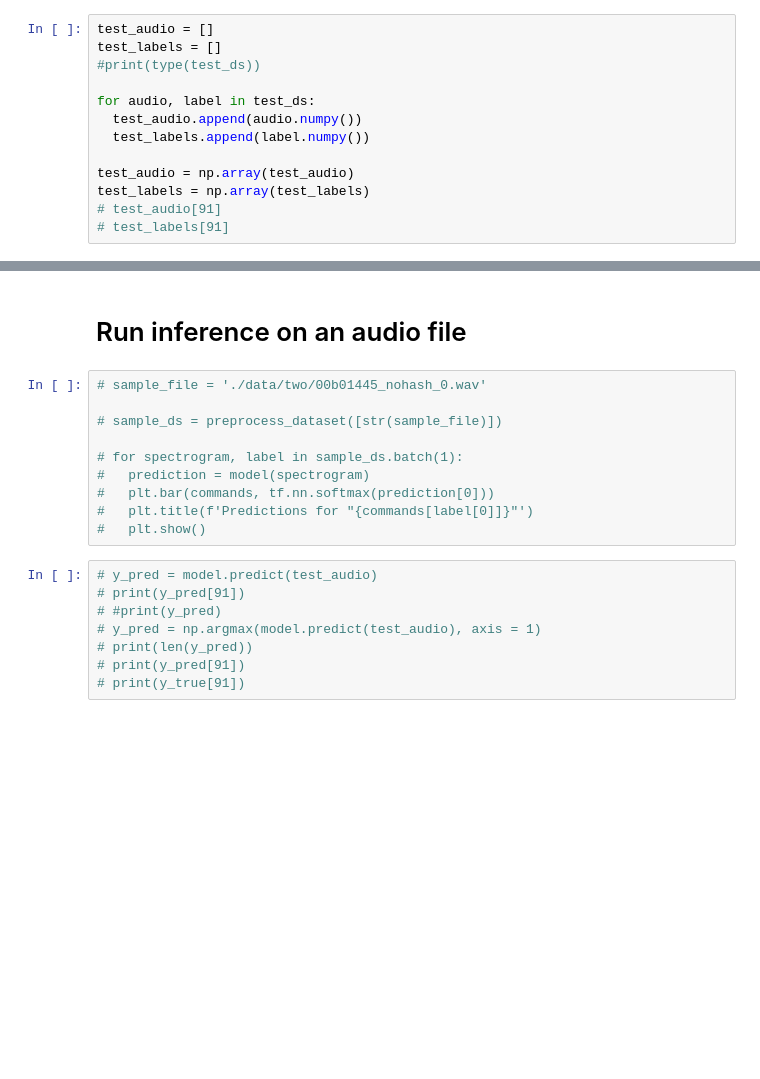
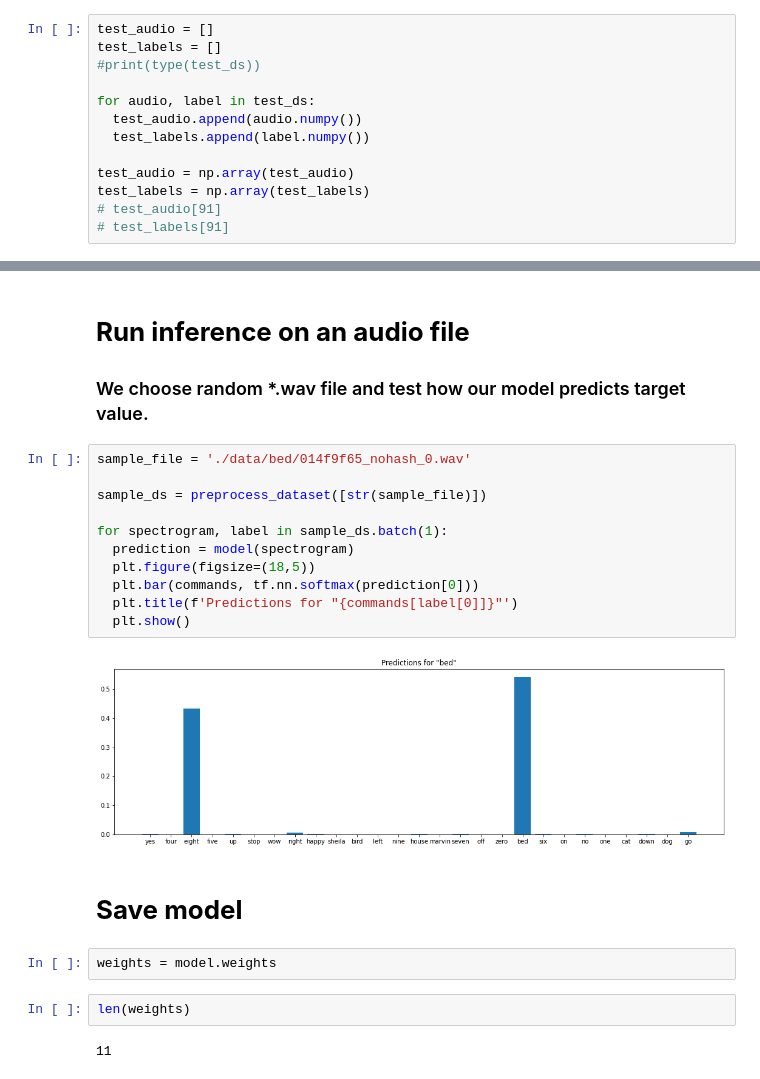
Before and after one commit to milicagaljak/SpeechCommandRecognition, a Jupyter notebook: 01_main.ipynb, the cells around one changed output, grey strips where cells are left out. Cells and saved outputs as stored; diff of their text form; blank space fills up the shorter version.

Commit message:
comments for sample cnn model and small updates (saved img, weights, model)

```diff
--- a/01_main.ipynb
+++ b/01_main.ipynb
@@ -405,20 +579,24 @@ plt.show()
 # %% [markdown]
-# Run inference on an audio file
+# **Run inference on an audio file**
+### We choose random *.wav file and test how our model predicts target value.
 # %%
-# sample_file = './data/two/00b01445_nohash_0.wav'
+sample_file = './data/bed/014f9f65_nohash_0.wav'
 
-# sample_ds = preprocess_dataset([str(sample_file)])
+sample_ds = preprocess_dataset([str(sample_file)])
 
-# for spectrogram, label in sample_ds.batch(1):
-#   prediction = model(spectrogram)
-#   plt.bar(commands, tf.nn.softmax(prediction[0]))
-#   plt.title(f'Predictions for "{commands[label[0]]}"')
-#   plt.show()
+for spectrogram, label in sample_ds.batch(1):
+  prediction = model(spectrogram)
+  plt.figure(figsize=(18,5))
+  plt.bar(commands, tf.nn.softmax(prediction[0]))
+  plt.title(f'Predictions for "{commands[label[0]]}"')
+  plt.show()
+# %% [output]
+[figure, added]
-# %%
-# y_pred = model.predict(test_audio)
-# print(y_pred[91])
-# #print(y_pred)
-# y_pred = np.argmax(model.predict(test_audio), axis = 1)
-# print(len(y_pred))
-# print(y_pred[91])
-# print(y_true[91])
+# %% [markdown]
+# **Save model**
+# %%
+weights = model.weights
+# %%
+len(weights)
+# %% [output]
+11
```
Also changed, not shown: parts of 82 cells of this notebook, 3 other files.
